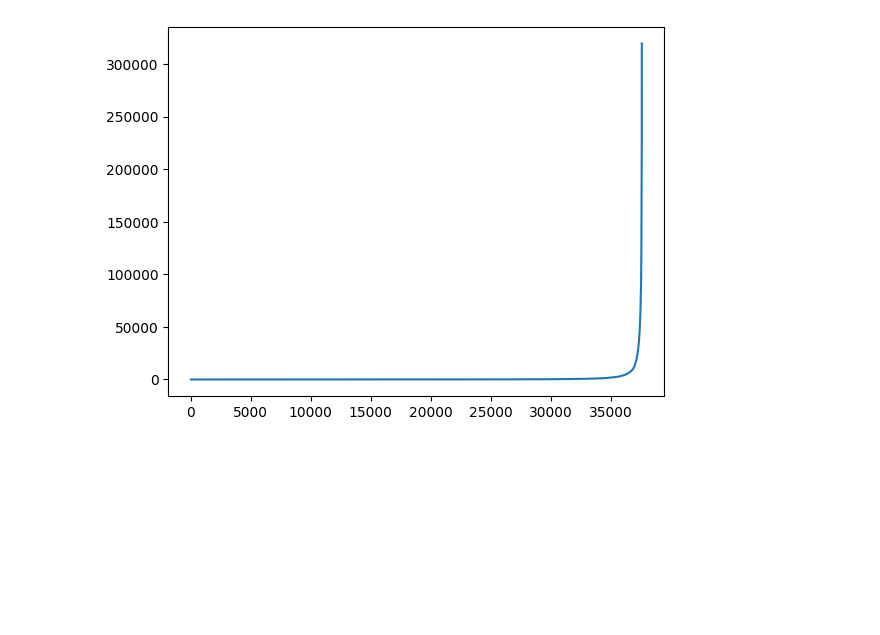
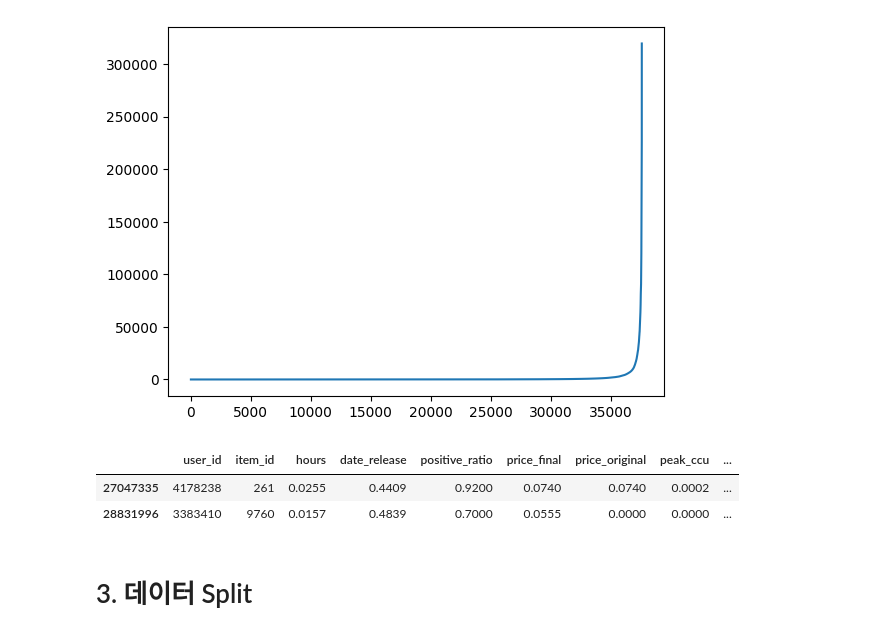
Before and after one commit to boostcampaitech7/level4-recsys-finalproject-hackathon-recsys-09-lv3, a Jupyter notebook: datahub/steam/steam_preprocessing.ipynb, the cells around one changed output. Drawn from its saved outputs; the diff is of its cells as text; code cells hidden in the pictures; blank space fills up the shorter version.

```diff
--- a/datahub/steam/steam_preprocessing.ipynb
+++ b/datahub/steam/steam_preprocessing.ipynb
@@ -185,0 +348,5 @@ Name: count, dtype: int64
+# %%
+# Preprocess price - minmax scaling
+min_price = df_steam['price'].min()
+max_price = df_steam['price'].max()
+df_steam['price'] = (df_steam['price'] - min_price) / (max_price - min_price)
@@ -186,3 +373,6 @@ Name: count, dtype: int64
+# %%
+# Preprocess metacritic_score - minmax scaling
+df_steam['metacritic_score'] = df_steam['metacritic_score'].map(lambda x: x / 100)
 # %%
 # define unique function
 def _unique(sample, fname):
@@ -198,11 +388,25 @@ def _unique(sample, fname):
 num_user, df_steam = _unique(df_steam, 'user_id')
 num_app, df_steam = _unique(df_steam, 'item_id')
 
+# Reorder columns
+orders = ['user_id', 'item_id', 'hours', 'date_release', 'positive_ratio', 'price_final', 'price_original', 'peak_ccu', 'required_age', 'price', 'metacritic_score', 'date', 'interaction', 'count']
+df_steam = df_steam[orders]
 description = [
     ('user_id', num_user, 'spr'),  # 변환된 유저 ID
     ('item_id', num_app, 'spr'),  # 변환된 게임(아이템) ID
+    ('hours', -1, 'ctn'),  # 플레이 시간
+    ('date_release', -1, 'ctn'),  # 출시일
+    ('positive_ratio', -1, 'ctn'),  # 긍정적인 평가 비율
+    ('price_final', -1, 'ctn'),  # 최종 가격
+    ('price_original', -1, 'ctn'),  # 원래 가격
+    ('peak_ccu', -1, 'ctn'),  # 최대 동시 접속자 수
+    ('required_age', 1 + np.max(df_steam["required_age"]), 'spr'),  # 필요한 나이
+    ('price', -1, 'ctn'),  # 가격
+    # ('supported_languages', 1 + np.max(list(df_steam["supported_languages"])), 'seq'),  # 지원되는 언어
+    ('metacritic_score', -1, 'ctn'),  # 메타크리틱 점수
     ('date', -1, 'ctn'),  # 정규화된 날짜
-    ('interaction', 2, 'label')  # 클릭 여부
+    ('interaction', 2, 'label'),  # 클릭 여부
+    ('count', -1, 'ctn'),  # 리뷰 수
 ]
 description
 # %% [output]
@@ -227,6 +442,20 @@ plt.plot(np.arange(len(counts)), counts)
 # %% [output]
 [<matplotlib.lines.Line2D at 0x...>]
 [figure]
+# %%
+# Preprocess count
+df_steam = df_steam.join(user2count.set_index('item_id'), on='item_id')
+min_count = np.min(df_steam['count'])
+max_count = np.max(df_steam['count'])
+df_steam['count'] = df_steam['count'].map(lambda x: (x - min_count) / (max_count - min_count))
+# %%
+df_steam.head(2)
+# %% [output]
+|  | user_id | item_id | hours | date_release | positive_ratio | price_final | price_original | peak_ccu | ... |
+| 27047335 | 4178238 | 261 | 0.0255 | 0.4409 | 0.9200 | 0.0740 | 0.0740 | 0.0002 | ... |
+| 28831996 | 3383410 | 9760 | 0.0157 | 0.4839 | 0.7000 | 0.0555 | 0.0000 | 0.0000 | ... |
+# %% [markdown]
+# 3. 데이터 Split
 # %%
 def split_2(df_ratings, description, N=274, K=10):
     user2count = df_ratings.groupby(['item_id']).size().reset_index(name='count').sort_values(by='count')
```
Also changed, not shown: parts of 26 cells of this notebook, 1 other file.
